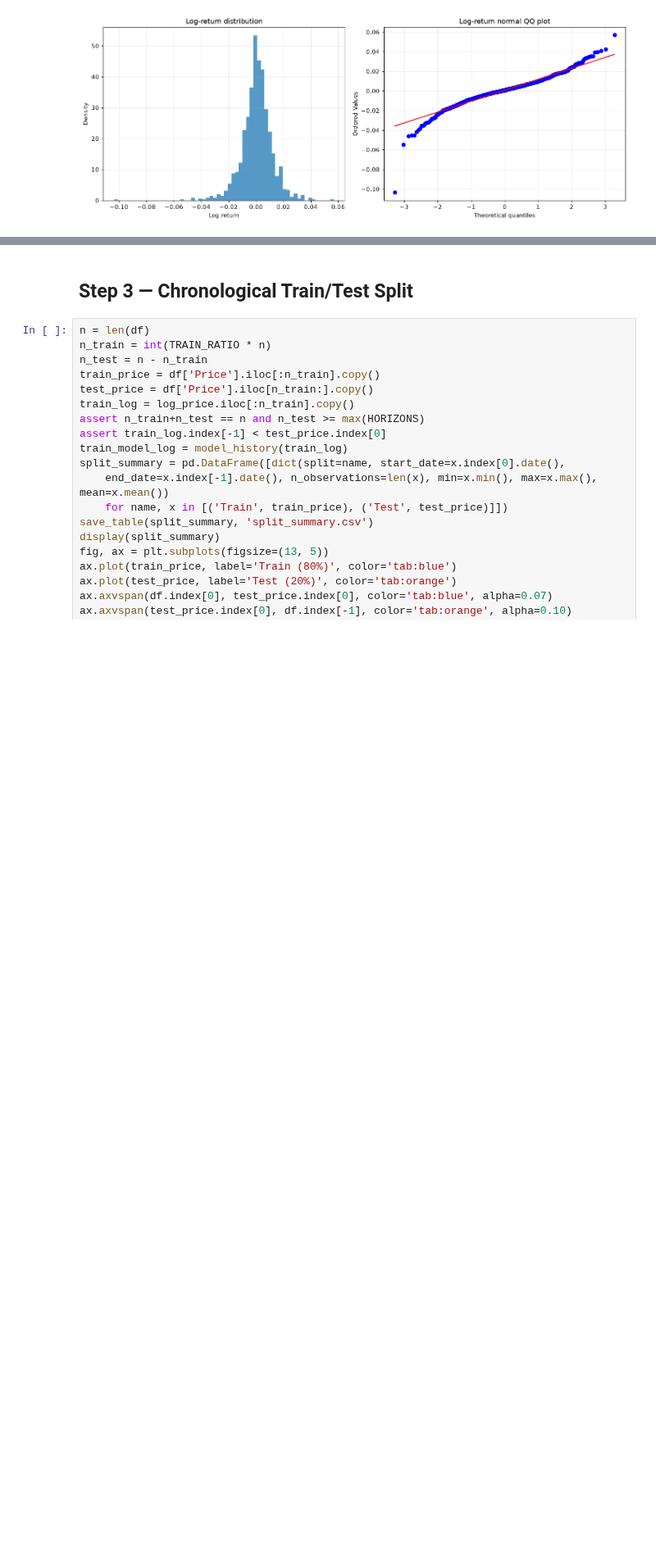
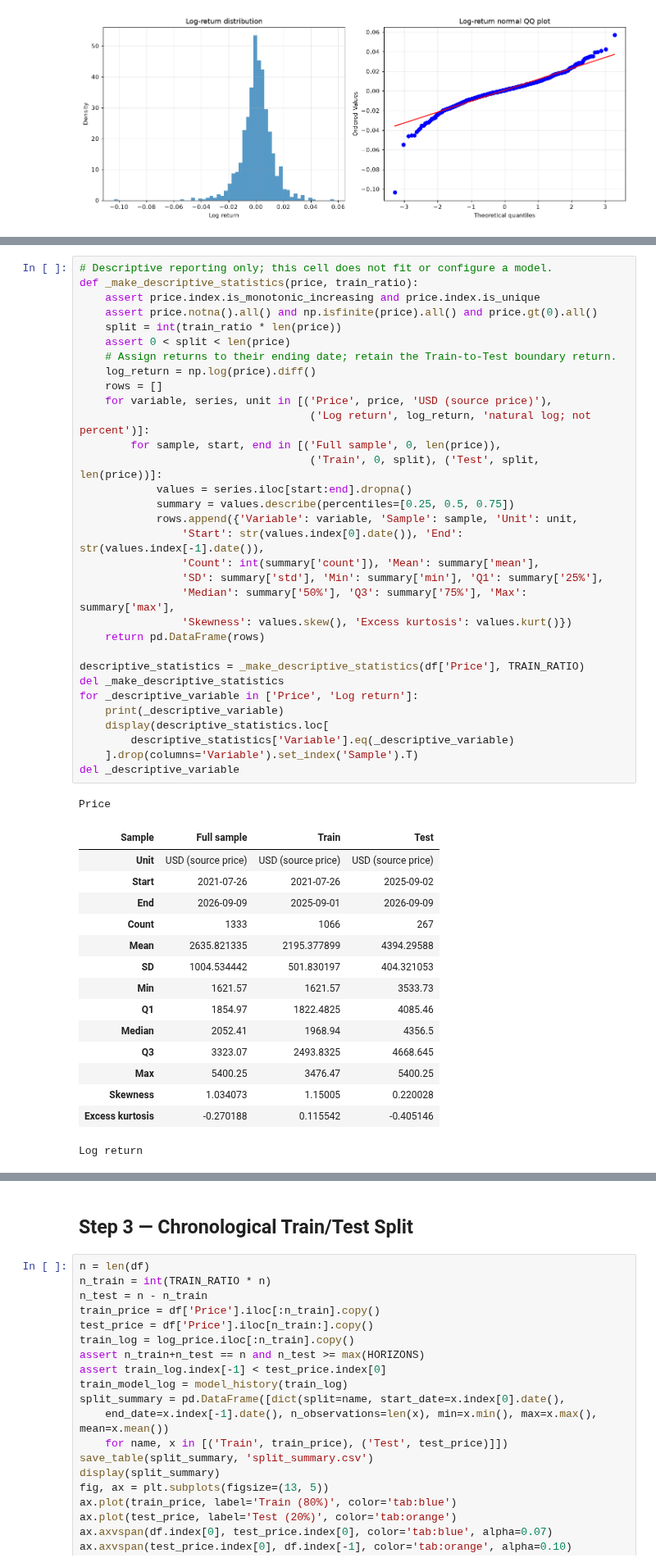
Before and after one commit to KOLLAWAT09/PROJECT_STAT, a Jupyter notebook: XAU_TEST/ARIMA_XAU.ipynb, the cells around one changed output, grey strips where cells are left out. Shown at 82% size. Saved outputs shown, nothing was run; the diff lists cells and outputs as text; blank space fills up the shorter version.

Commit message:
Sync all 25 forecasting notebooks with descriptive statistics and latest BTC LSTM

```diff
--- a/XAU_TEST/ARIMA_XAU.ipynb
+++ b/XAU_TEST/ARIMA_XAU.ipynb
@@ -291,0 +309,49 @@ save_figure(fig, '05_return_distribution.png')
+# %%
+# Descriptive reporting only; this cell does not fit or configure a model.
+def _make_descriptive_statistics(price, train_ratio):
+    assert price.index.is_monotonic_increasing and price.index.is_unique
+    assert price.notna().all() and np.isfinite(price).all() and price.gt(0).all()
+    split = int(train_ratio * len(price))
+    assert 0 < split < len(price)
+    # Assign returns to their ending date; retain the Train-to-Test boundary return.
+    log_return = np.log(price).diff()
+    rows = []
+    for variable, series, unit in [('Price', price, 'USD (source price)'),
+                                    ('Log return', log_return, 'natural log; not percent')]:
+        for sample, start, end in [('Full sample', 0, len(price)),
+                                    ('Train', 0, split), ('Test', split, len(price))]:
+            values = series.iloc[start:end].dropna()
+            summary = values.describe(percentiles=[0.25, 0.5, 0.75])
+            rows.append({'Variable': variable, 'Sample': sample, 'Unit': unit,
+                'Start': str(values.index[0].date()), 'End': str(values.index[-1].date()),
+                'Count': int(summary['count']), 'Mean': summary['mean'],
+                'SD': summary['std'], 'Min': summary['min'], 'Q1': summary['25%'],
+                'Median': summary['50%'], 'Q3': summary['75%'], 'Max': summary['max'],
+                'Skewness': values.skew(), 'Excess kurtosis': values.kurt()})
+    return pd.DataFrame(rows)
+
+descriptive_statistics = _make_descriptive_statistics(df['Price'], TRAIN_RATIO)
+del _make_descriptive_statistics
+for _descriptive_variable in ['Price', 'Log return']:
+    print(_descriptive_variable)
+    display(descriptive_statistics.loc[
+        descriptive_statistics['Variable'].eq(_descriptive_variable)
+    ].drop(columns='Variable').set_index('Sample').T)
+del _descriptive_variable
+# %% [output]
+Price
+| Sample | Full sample | Train | Test |
+| Unit | USD (source price) | USD (source price) | USD (source price) |
+| Start | 2021-07-26 | 2021-07-26 | 2025-09-02 |
+| End | 2026-09-09 | 2025-09-01 | 2026-09-09 |
+| Count | 1333 | 1066 | 267 |
+| Mean | 2635.821335 | 2195.377899 | 4394.29588 |
+| SD | 1004.534442 | 501.830197 | 404.321053 |
+| Min | 1621.57 | 1621.57 | 3533.73 |
+| Q1 | 1854.97 | 1822.4825 | 4085.46 |
+| Median | 2052.41 | 1968.94 | 4356.5 |
+| Q3 | 3323.07 | 2493.8325 | 4668.645 |
+| Max | 5400.25 | 3476.47 | 5400.25 |
+| Skewness | 1.034073 | 1.15005 | 0.220028 |
+| Excess kurtosis | -0.270188 | 0.115542 | -0.405146 |
+Log return
```
Also changed, not shown: parts of 2 cells of this notebook, 24 other files.
